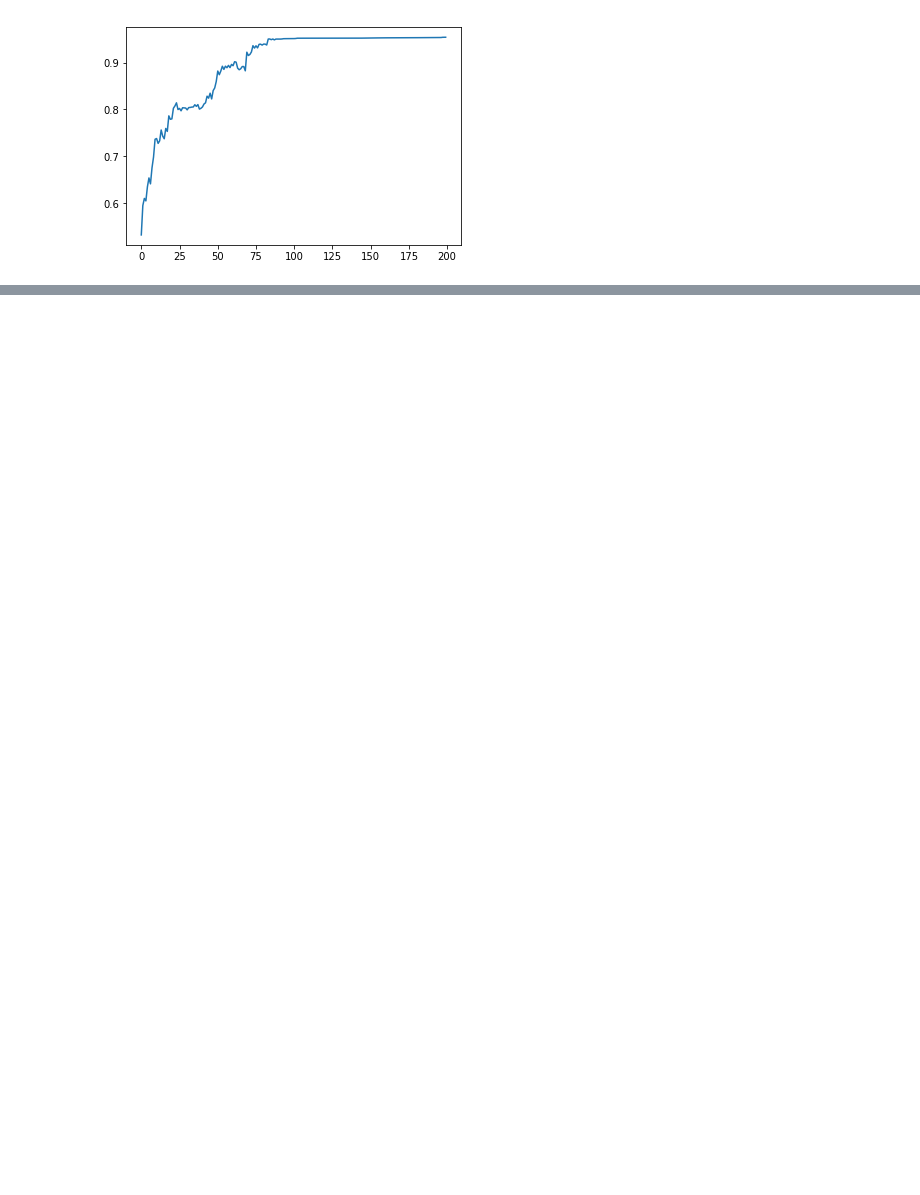
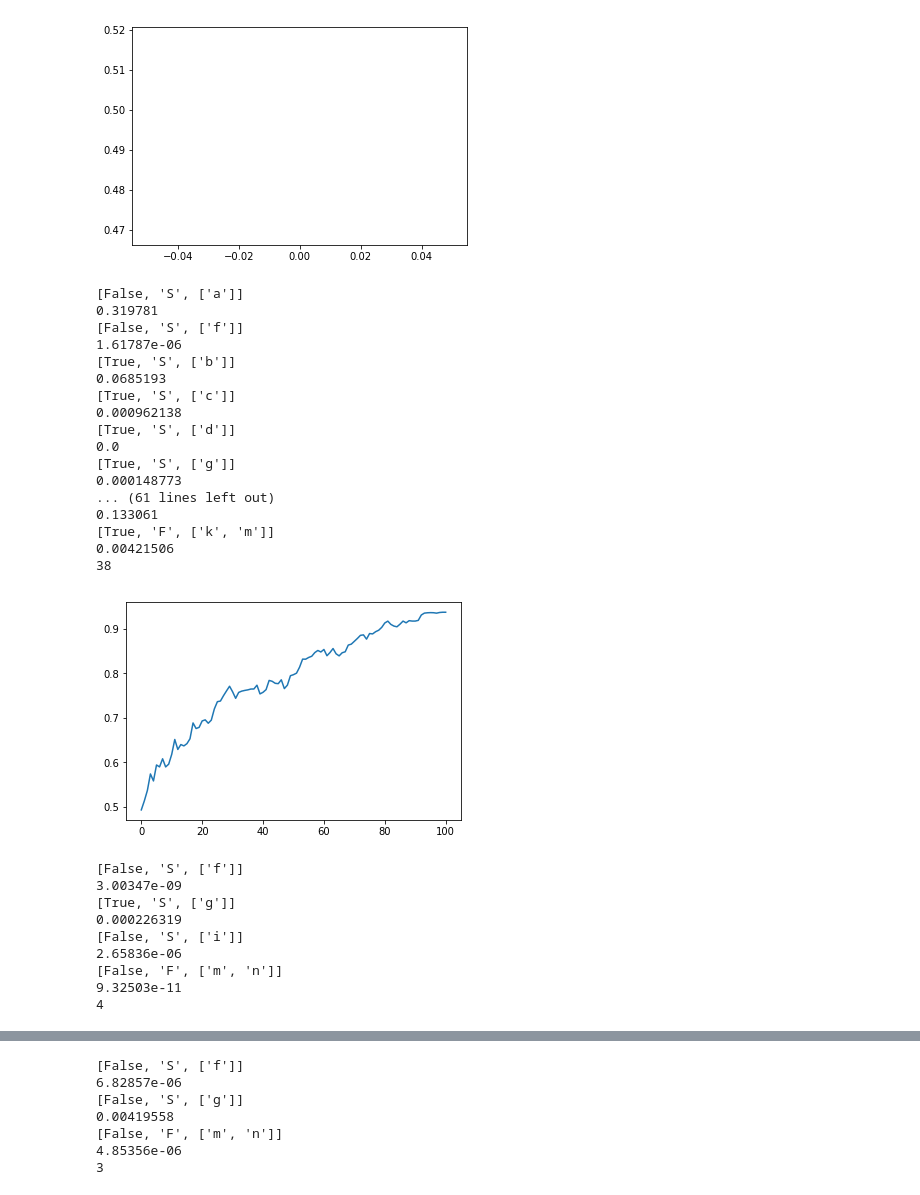
Before and after one commit to Adoni/CSE505, a Jupyter notebook: LTN/LTN.ipynb, the cells around one changed output, grey strips where cells are left out. Cells and saved outputs as stored; diff of their text form; code cells hidden in the pictures; blank space fills up the shorter version.

```diff
--- a/LTN/LTN.ipynb
+++ b/LTN/LTN.ipynb
@@ -79,8 +73,37 @@ class LTN(nn.Module):
+# %%
+class LTN2(nn.Module):
+    def __init__(self, emb_dim, constants, predicates):
+        super(LTN2, self).__init__()
+        self.emb_dim=emb_dim
+        self.Constants=Constants(constants, emb_dim)
+        self.Predicates=dict()
+        for name,n in predicates:
+            self.Predicates[name]=Predicate(name,n,emb_dim)
+    def forward(self, clause):
+        predicate_results=[]
+        Ans=None
+        for predicate in clause:
+            negation=predicate[0]
+            name=predicate[1]
+            constants=predicate[2]
+            embs=self.Constants.forward(constants)
+            output=self.Predicates[name].forward(embs,negation)
+            predicate_results.append(output)
+            if Ans is None or Ans.data.numpy()[0]<output.data.numpy()[0]:
+                Ans=output
+#         predicate_results=Variable(torch.FloatTensor(predicate_results))
+#         return predicate_results[0]
+        return torch.log(Ans),Ans
+    def parameters(self):
+        results=list(self.Constants.parameters())
+        for name in self.Predicates:
+            results+=list(self.Predicates[name].parameters())
+        return results
 # %%
 facts1=load_facts('./facts1.txt')
 facts2=load_facts('./facts2.txt')
 facts=facts1+facts2
-ltn=LTN(emb_dim,'abcdefghijklmn',[['S',1],['F',2],['C',1]])
-ltn.forward(predicats=facts[0:1])
+ltn=LTN2(emb_dim,'abcdefghijklmn',[['S',1],['F',2],['C',1]])
+ltn.forward(clause=facts[0:1])
 # %% [output]
 (Variable containing:
@@ -91,17 +114,46 @@ ltn.forward(predicats=facts[0:1])
 # %%
 optimizor=torch.optim.Adam(ltn.parameters(),lr=0.1,weight_decay=0.1)
 mone=torch.FloatTensor([-1])
 errs=[]
-for i in tqdm(range(200)):
+for i in tqdm(range(2000)):
     optimizor.zero_grad()
     total_probability=0
     for f in facts:
-        log,prob=ltn.forward(predicats=[f])
+        log,prob=ltn.forward(clause=[f])
         prob.backward(mone)
         total_probability+=prob.data.numpy()[0]
     optimizor.step()
     errs.append(total_probability/len(facts))
-plt.plot(errs)
-plt.show()
+    if i%100==0:
+        plt.plot(errs)
+        plt.show()
+        show_results(facts)
 # %% [output]
-[figure, old version]
+[figure, new version]
+[False, 'S', ['a']]
+0.319781
+[False, 'S', ['f']]
+1.61787e-06
+[True, 'S', ['b']]
+0.0685193
+[True, 'S', ['c']]
+0.000962138
+[True, 'S', ['d']]
+0.0
+[True, 'S', ['g']]
+0.000148773
+... (61 lines left out)
+0.133061
+[True, 'F', ['k', 'm']]
+0.00421506
+38
+[figure, added]
+[False, 'S', ['f']]
+3.00347e-09
+[True, 'S', ['g']]
+0.000226319
+[False, 'S', ['i']]
+2.65836e-06
+[False, 'F', ['m', 'n']]
+9.32503e-11
+4
@@ -107,0 +161,7 @@ plt.show()
+[False, 'S', ['f']]
+6.82857e-06
+[False, 'S', ['g']]
+0.00419558
+[False, 'F', ['m', 'n']]
+4.85356e-06
+3
```
Also changed, not shown: parts of 15 cells of this notebook, 3 other files.
